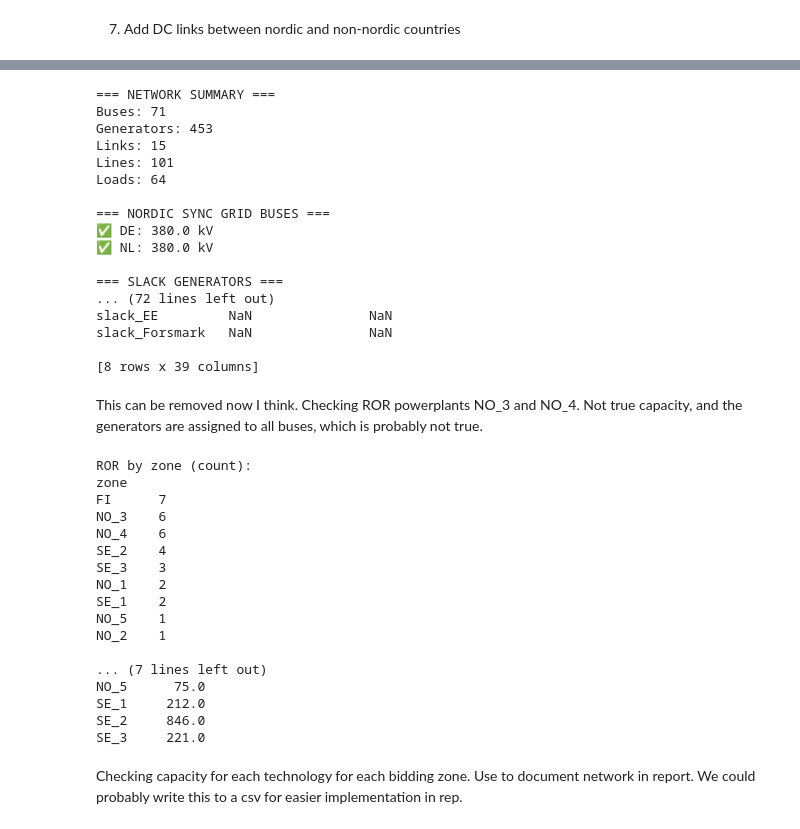
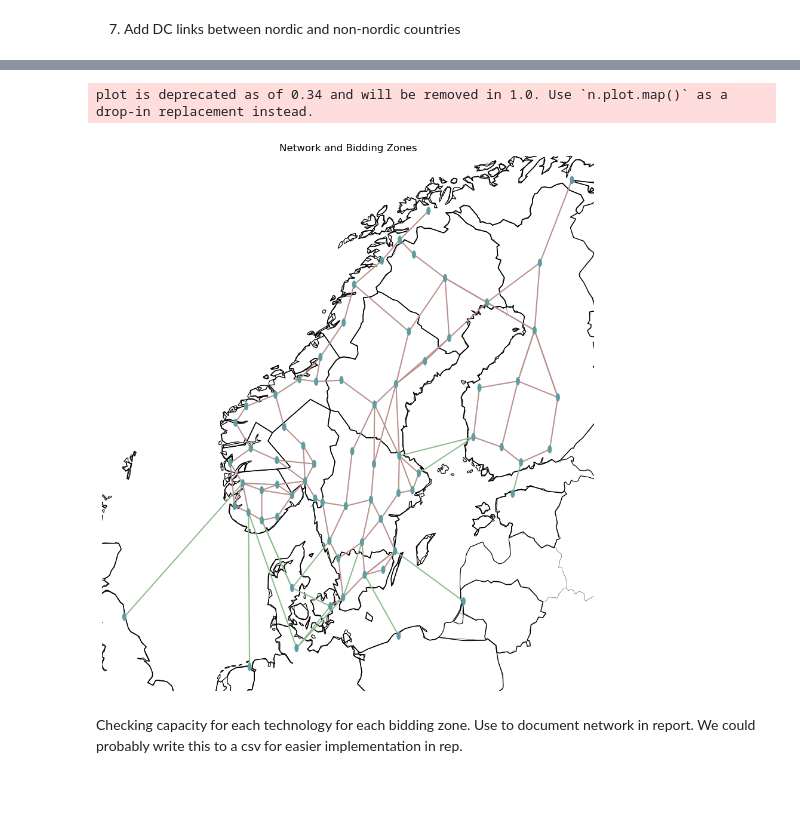
Before and after one commit to Pumpekraftverk/FM4017-Project, a Jupyter notebook: workflow.ipynb, the cells around one changed output, grey strips where cells are left out. Saved outputs shown, nothing was run; the diff lists cells and outputs as text; code cells hidden in the pictures; blank space fills up the shorter version.

```diff
--- a/workflow.ipynb
+++ b/workflow.ipynb
@@ -194,76 +159,37 @@ Snapshots: 24
 # %%
 # 7. Network summary and verification
 
-print("=== NETWORK SUMMARY ===")
+"""print("=== NETWORK SUMMARY ===")
 print(f"Buses: {len(n.buses)}")
 print(f"Generators: {len(n.generators)}")
 print(f"Links: {len(n.links)}")
 print(f"Lines: {len(n.lines)}")
 print(f"Loads: {len(n.loads)}")
 print("\n=== NORDIC SYNC GRID BUSES ===")
 
 nordic_sync_buses = ["DE", "NL"]
 for bus in nordic_sync_buses:
     if bus in n.buses.index:
         print(f"✅ {bus}: {n.buses.loc[bus, 'v_nom']} kV")
 
 
 
 print("\n=== SLACK GENERATORS ===")
 slack_gens = (n.generators[n.generators['carrier'] == 'slack'])
 print(f"Total slack generators: {len(slack_gens)}")
 print("   - No p_nom specified (PyPSA handles automatically)")
 print("   - DK_1 cleaned: all generators, loads, storage units removed")
 print("   - One slack generator added to DK_1")
 print("\n=== ZONE DISTRIBUTION ===")
 
 zone_counts = n.buses['zone'].value_counts()
 print(zone_counts)
-print(n.generators[n.generators['control'] == 'Slack'])
+print(n.generators[n.generators['control'] == 'Slack'])"""
+
+plot_network_simple(n)
 # %% [output]
-=== NETWORK SUMMARY ===
-Buses: 71
-Generators: 453
-Links: 15
-Lines: 101
-Loads: 64
-
-=== NORDIC SYNC GRID BUSES ===
-✅ DE: 380.0 kV
-✅ NL: 380.0 kV
-
-=== SLACK GENERATORS ===
-... (72 lines left out)
-slack_EE         NaN               NaN
-slack_Forsmark   NaN               NaN
-
-[8 rows x 39 columns]
+plot is deprecated as of 0.34 and will be removed in 1.0. Use `n.plot.map()` as a drop-in replacement instead.
+[figure, added]
-# %% [markdown]
-This can be removed now I think. Checking  ROR powerplants NO_3 and NO_4. Not true capacity,  and the generators are assigned to all buses, which is probably not true.
-# %%
-ror = n.generators[n.generators["carrier"].astype(str).str.lower() == "ror"]
-print("ROR by zone (count):")
-print(ror["zone"].astype(str).value_counts(dropna=False).to_string())
-print("\nROR by zone (MW):")
-print(ror.groupby(ror["zone"].astype(str))["p_nom"].sum().sort_index().to_string())
-# %% [output]
-ROR by zone (count):
-zone
-FI      7
-NO_3    6
-NO_4    6
-SE_2    4
-SE_3    3
-NO_1    2
-SE_1    2
-NO_5    1
-NO_2    1
-
-... (7 lines left out)
-NO_5      75.0
-SE_1     212.0
-SE_2     846.0
-SE_3     221.0
 # %% [markdown]
 Checking capacity for each technology for each bidding zone. Use to document network in report. We could probably write this to a csv for easier implementation in rep.
 # %%
```
Also changed, not shown: parts of 33 cells of this notebook, 19 other files.
